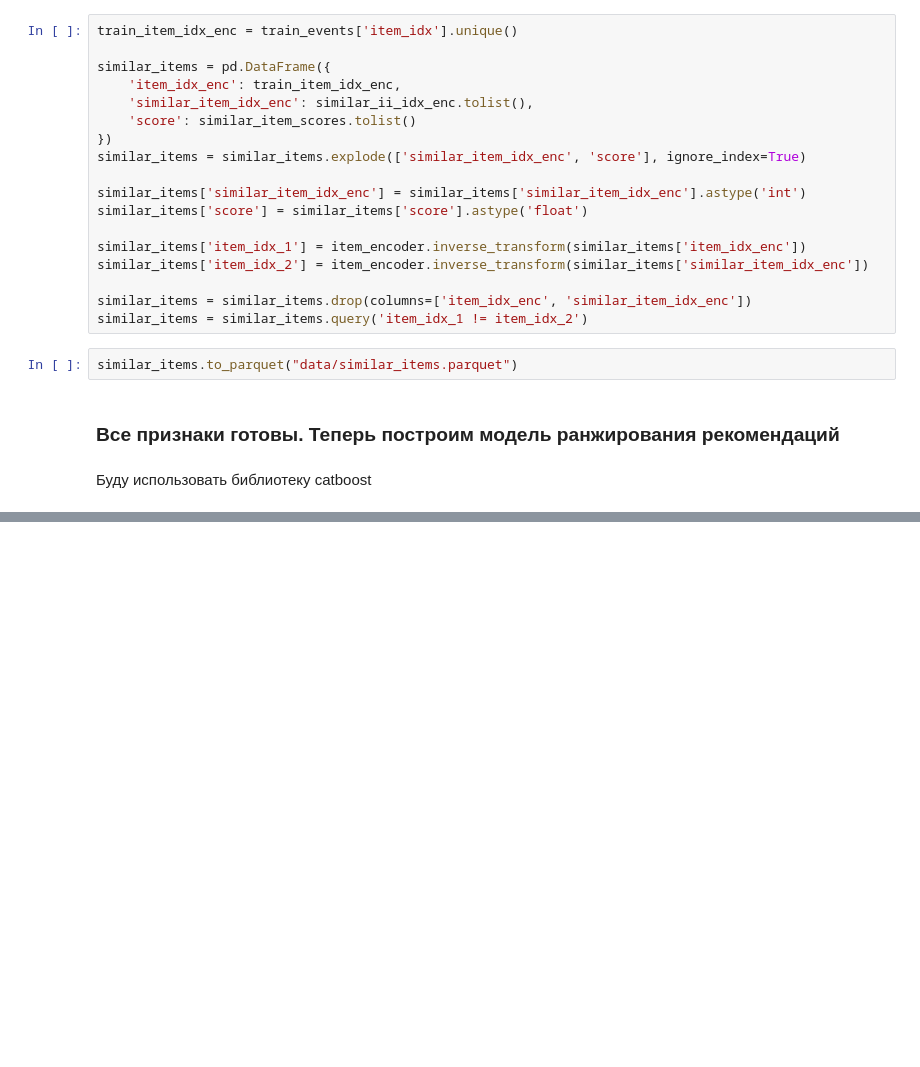
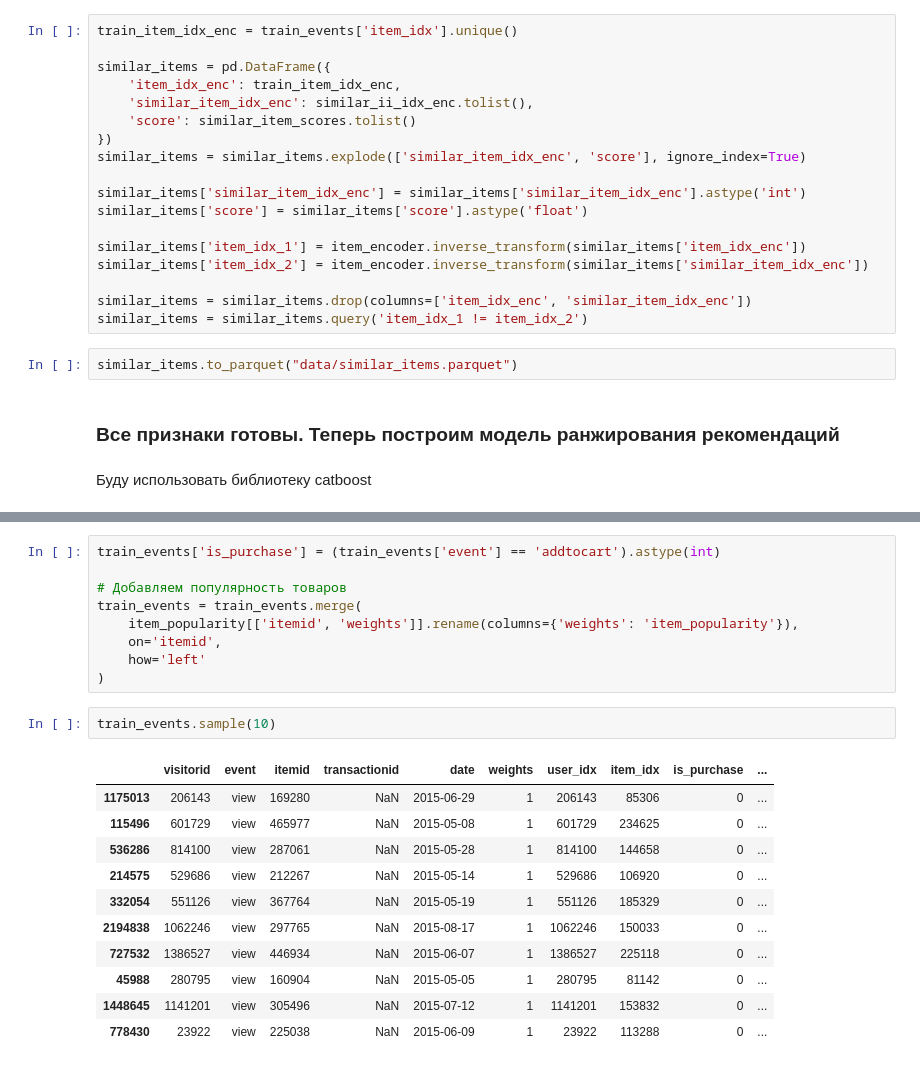
Before and after one commit to Krestom/mle-pr-final, a Jupyter notebook: main.ipynb, the cells around one changed output, grey strips where cells are left out. Saved outputs shown, nothing was run; the diff lists cells and outputs as text; blank space fills up the shorter version.

```diff
--- a/main.ipynb
+++ b/main.ipynb
@@ -447,0 +456,23 @@ similar_items.to_parquet("data/similar_items.parquet")
+# %%
+train_events['is_purchase'] = (train_events['event'] == 'addtocart').astype(int)
+
+# Добавляем популярность товаров
+train_events = train_events.merge(
+    item_popularity[['itemid', 'weights']].rename(columns={'weights': 'item_popularity'}),
+    on='itemid',
+    how='left'
+)
+# %%
+train_events.sample(10)
+# %% [output]
+|  | visitorid | event | itemid | transactionid | date | weights | user_idx | item_idx | is_purchase | ... |
+| 1175013 | 206143 | view | 169280 | NaN | 2015-06-29 | 1 | 206143 | 85306 | 0 | ... |
+| 115496 | 601729 | view | 465977 | NaN | 2015-05-08 | 1 | 601729 | 234625 | 0 | ... |
+| 536286 | 814100 | view | 287061 | NaN | 2015-05-28 | 1 | 814100 | 144658 | 0 | ... |
+| 214575 | 529686 | view | 212267 | NaN | 2015-05-14 | 1 | 529686 | 106920 | 0 | ... |
+| 332054 | 551126 | view | 367764 | NaN | 2015-05-19 | 1 | 551126 | 185329 | 0 | ... |
+| 2194838 | 1062246 | view | 297765 | NaN | 2015-08-17 | 1 | 1062246 | 150033 | 0 | ... |
+| 727532 | 1386527 | view | 446934 | NaN | 2015-06-07 | 1 | 1386527 | 225118 | 0 | ... |
+| 45988 | 280795 | view | 160904 | NaN | 2015-05-05 | 1 | 280795 | 81142 | 0 | ... |
+| 1448645 | 1141201 | view | 305496 | NaN | 2015-07-12 | 1 | 1141201 | 153832 | 0 | ... |
+| 778430 | 23922 | view | 225038 | NaN | 2015-06-09 | 1 | 23922 | 113288 | 0 | ... |
```
Also changed, not shown: parts of 44 cells of this notebook, 1 other file.
